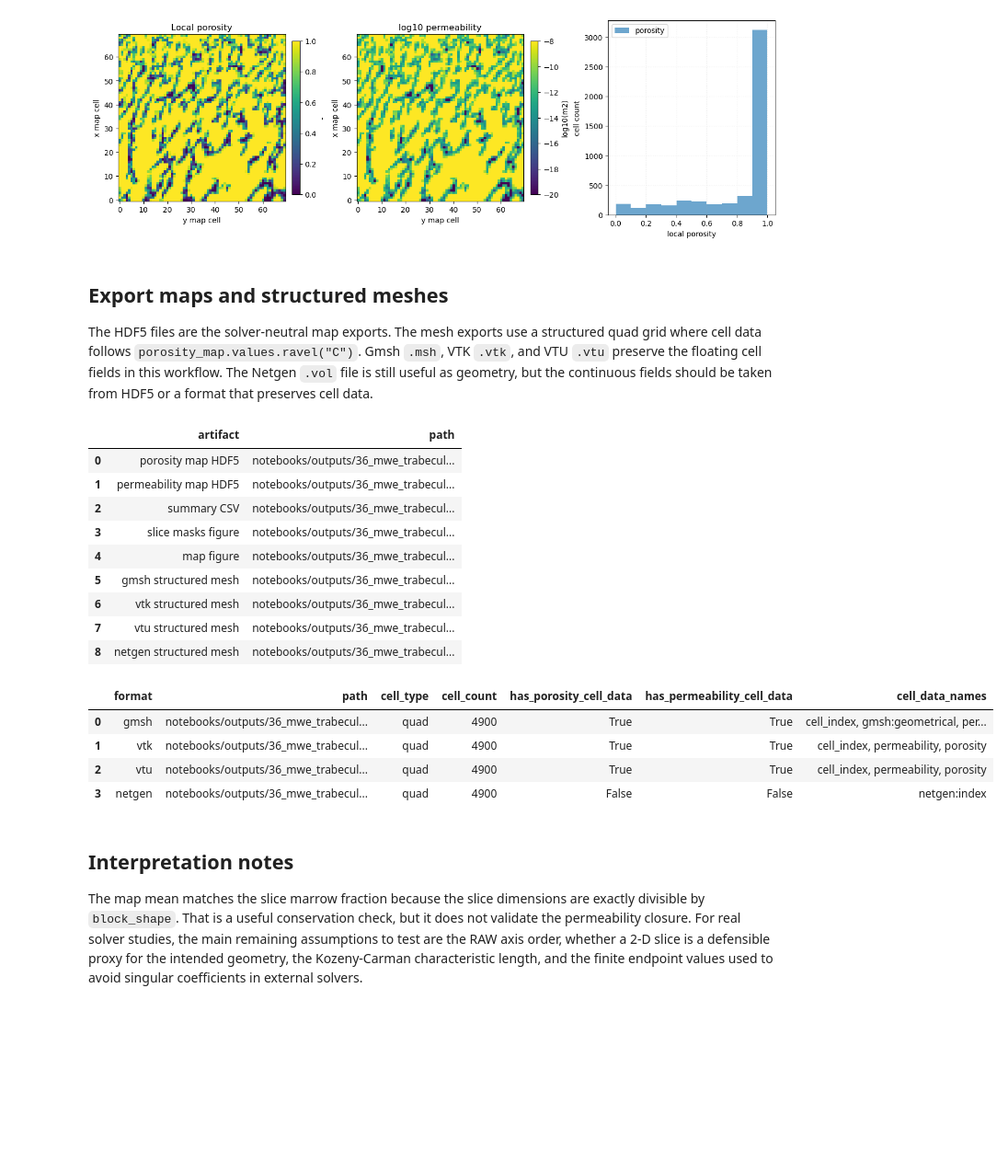
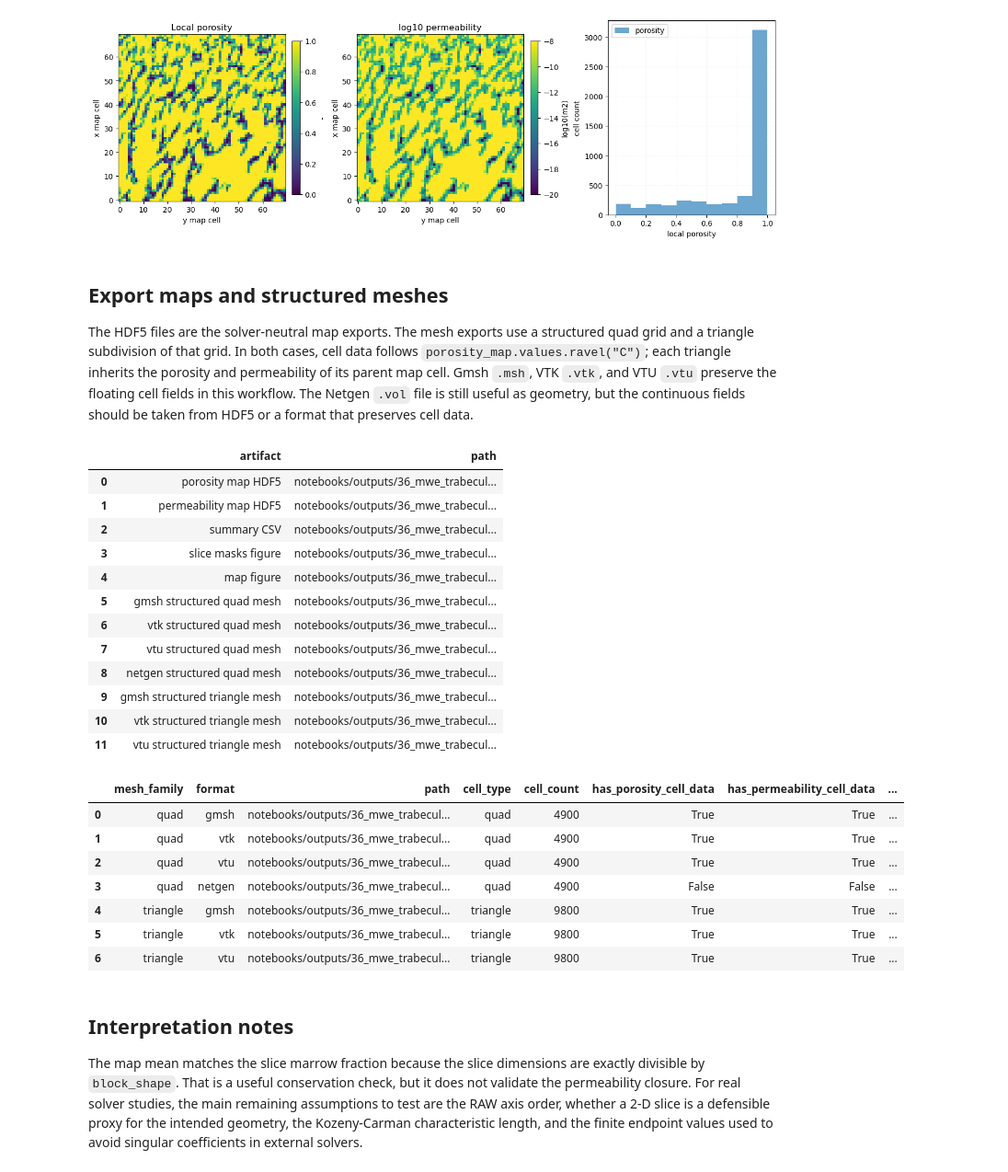
Before and after one commit to geomech-project/voids, a Jupyter notebook: notebooks/36_mwe_trabecular_bone_slice_porosity_permeability_maps.ipynb, the cells around one changed output. Shown at 92% size. Drawn from its saved outputs; the diff is of its cells as text; code cells hidden in the pictures; blank space fills up the shorter version.

Commit message:
Export tri meshes in 36 ipynb

```diff
--- a/notebooks/36_mwe_trabecular_bone_slice_porosity_permeability_maps.ipynb
+++ b/notebooks/36_mwe_trabecular_bone_slice_porosity_permeability_maps.ipynb
@@ -81,6 +81,7 @@ free_flow_permeability_m2 = 1.0e-8
 max_permeability_m2 = 1.0e-8
 
 mesh_formats = ("gmsh", "vtk", "vtu", "netgen")
+triangle_mesh_formats = ("gmsh", "vtk", "vtu")
 
 output_dir = (
     project_root()
@@ -348,11 +349,12 @@ PosixPath('/Users/dtvolpatto/Work/voids/notebooks/outputs/36_mwe_trabecular_bone
 ## Export maps and structured meshes
 
 The HDF5 files are the solver-neutral map exports. The mesh exports use a
-structured quad grid where cell data follows `porosity_map.values.ravel("C")`.
-Gmsh `.msh`, VTK `.vtk`, and VTU `.vtu` preserve the floating cell fields in
-this workflow. The Netgen `.vol` file is still useful as geometry, but the
-continuous fields should be taken from HDF5 or a format that preserves cell
-data.
+structured quad grid and a triangle subdivision of that grid. In both cases,
+cell data follows `porosity_map.values.ravel("C")`; each triangle inherits
+the porosity and permeability of its parent map cell. Gmsh `.msh`, VTK
+`.vtk`, and VTU `.vtu` preserve the floating cell fields in this workflow.
+The Netgen `.vol` file is still useful as geometry, but the continuous fields
+should be taken from HDF5 or a format that preserves cell data.
 # %%
 porosity_h5 = output_dir / "trabecular_bone_slice_porosity_map.h5"
 permeability_h5 = output_dir / "trabecular_bone_slice_permeability_map.h5"
@@ -376,6 +378,14 @@ mesh_paths = write_structured_map_meshes(
     permeability_map=permeability_map,
     formats=mesh_formats,
 )
+triangle_mesh_paths = write_structured_map_meshes(
+    porosity_map,
+    output_dir,
+    stem="trabecular_bone_slice_triangle_maps",
+    permeability_map=permeability_map,
+    formats=triangle_mesh_formats,
+    element_type="triangle",
+)
 
 combined_summary = pd.concat(
     [
@@ -387,20 +397,23 @@ combined_summary = pd.concat(
 combined_summary.to_csv(summary_csv, index=False)
 
 mesh_checks: list[dict[str, object]] = []
-for fmt, path in mesh_paths.items():
-    loaded_mesh = meshio.read(path)
-    cell_data_names = sorted(loaded_mesh.cell_data.keys())
-    mesh_checks.append(
-        {
-            "format": fmt,
-            "path": str(path.relative_to(project_root())),
-            "cell_type": loaded_mesh.cells[0].type,
-            "cell_count": int(len(loaded_mesh.cells[0].data)),
-            "has_porosity_cell_data": "porosity" in cell_data_names,
-            "has_permeability_cell_data": "permeability" in cell_data_names,
-            "cell_data_names": ", ".join(cell_data_names),
-        }
-    )
+mesh_path_groups = {"quad": mesh_paths, "triangle": triangle_mesh_paths}
+for mesh_family, paths in mesh_path_groups.items():
+    for fmt, path in paths.items():
+        loaded_mesh = meshio.read(path)
+        cell_data_names = sorted(loaded_mesh.cell_data.keys())
+        mesh_checks.append(
+            {
+                "mesh_family": mesh_family,
+                "format": fmt,
+                "path": str(path.relative_to(project_root())),
+                "cell_type": loaded_mesh.cells[0].type,
+                "cell_count": int(len(loaded_mesh.cells[0].data)),
+                "has_porosity_cell_data": "porosity" in cell_data_names,
+                "has_permeability_cell_data": "permeability" in cell_data_names,
+                "cell_data_names": ", ".join(cell_data_names),
+            }
+        )
 
 exports = pd.DataFrame(
     [
@@ -414,44 +427,51 @@ exports = pd.DataFrame(
         },
         {
             "artifact": "summary CSV",
             "path": str(summary_csv.relative_to(project_root())),
         },
         {
             "artifact": "slice masks figure",
             "path": str(slice_figure_path.relative_to(project_root())),
         },
         {
             "artifact": "map figure",
             "path": str(map_figure_path.relative_to(project_root())),
         },
         *[
             {
-                "artifact": f"{fmt} structured mesh",
+                "artifact": f"{fmt} structured {mesh_family} mesh",
                 "path": str(path.relative_to(project_root())),
             }
-            for fmt, path in mesh_paths.items()
+            for mesh_family, paths in mesh_path_groups.items()
+            for fmt, path in paths.items()
         ],
     ]
 )
 
 display(exports)
 display(pd.DataFrame(mesh_checks))
 # %% [output]
 |  | artifact | path |
 | 0 | porosity map HDF5 | notebooks/outputs/36_mwe_trabecul... |
 | 1 | permeability map HDF5 | notebooks/outputs/36_mwe_trabecul... |
 | 2 | summary CSV | notebooks/outputs/36_mwe_trabecul... |
 | 3 | slice masks figure | notebooks/outputs/36_mwe_trabecul... |
 | 4 | map figure | notebooks/outputs/36_mwe_trabecul... |
-| 5 | gmsh structured mesh | notebooks/outputs/36_mwe_trabecul... |
-| 6 | vtk structured mesh | notebooks/outputs/36_mwe_trabecul... |
-| 7 | vtu structured mesh | notebooks/outputs/36_mwe_trabecul... |
-| 8 | netgen structured mesh | notebooks/outputs/36_mwe_trabecul... |
+| 5 | gmsh structured quad mesh | notebooks/outputs/36_mwe_trabecul... |
+| 6 | vtk structured quad mesh | notebooks/outputs/36_mwe_trabecul... |
+| 7 | vtu structured quad mesh | notebooks/outputs/36_mwe_trabecul... |
+| 8 | netgen structured quad mesh | notebooks/outputs/36_mwe_trabecul... |
+| 9 | gmsh structured triangle mesh | notebooks/outputs/36_mwe_trabecul... |
+| 10 | vtk structured triangle mesh | notebooks/outputs/36_mwe_trabecul... |
+| 11 | vtu structured triangle mesh | notebooks/outputs/36_mwe_trabecul... |
-|  | format | path | cell_type | cell_count | has_porosity_cell_data | has_permeability_cell_data | cell_data_names |
-| 0 | gmsh | notebooks/outputs/36_mwe_trabecul... | quad | 4900 | True | True | cell_index, gmsh:geometrical, per... |
-| 1 | vtk | notebooks/outputs/36_mwe_trabecul... | quad | 4900 | True | True | cell_index, permeability, porosity |
-| 2 | vtu | notebooks/outputs/36_mwe_trabecul... | quad | 4900 | True | True | cell_index, permeability, porosity |
-| 3 | netgen | notebooks/outputs/36_mwe_trabecul... | quad | 4900 | False | False | netgen:index |
+|  | mesh_family | format | path | cell_type | cell_count | has_porosity_cell_data | has_permeability_cell_data | ... |
+| 0 | quad | gmsh | notebooks/outputs/36_mwe_trabecul... | quad | 4900 | True | True | ... |
+| 1 | quad | vtk | notebooks/outputs/36_mwe_trabecul... | quad | 4900 | True | True | ... |
+| 2 | quad | vtu | notebooks/outputs/36_mwe_trabecul... | quad | 4900 | True | True | ... |
+| 3 | quad | netgen | notebooks/outputs/36_mwe_trabecul... | quad | 4900 | False | False | ... |
+| 4 | triangle | gmsh | notebooks/outputs/36_mwe_trabecul... | triangle | 9800 | True | True | ... |
+| 5 | triangle | vtk | notebooks/outputs/36_mwe_trabecul... | triangle | 9800 | True | True | ... |
+| 6 | triangle | vtu | notebooks/outputs/36_mwe_trabecul... | triangle | 9800 | True | True | ... |
 # %% [markdown]
 ## Interpretation notes
 
```
Also changed, not shown: parts of 1 cell of this notebook, 1 other file.
